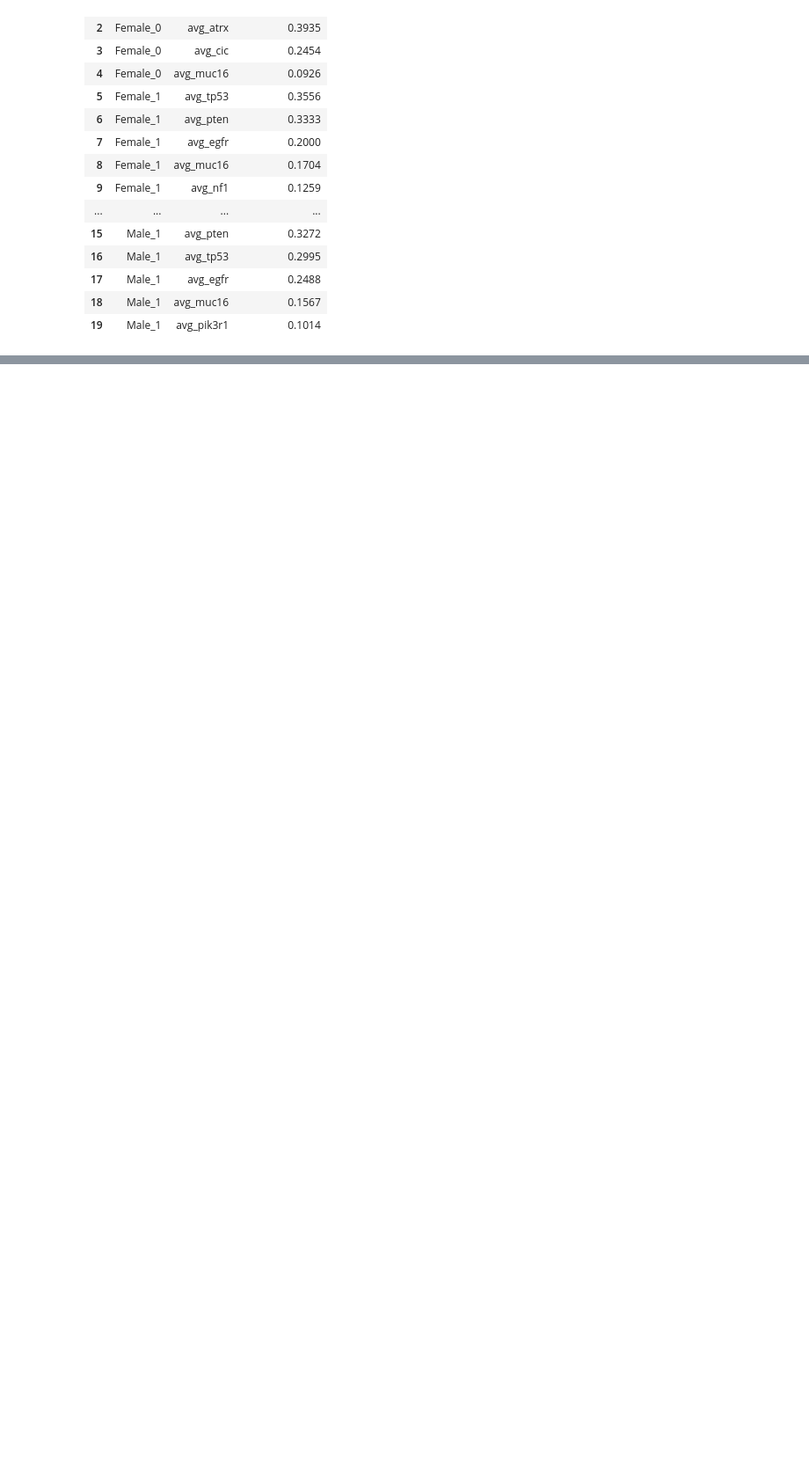
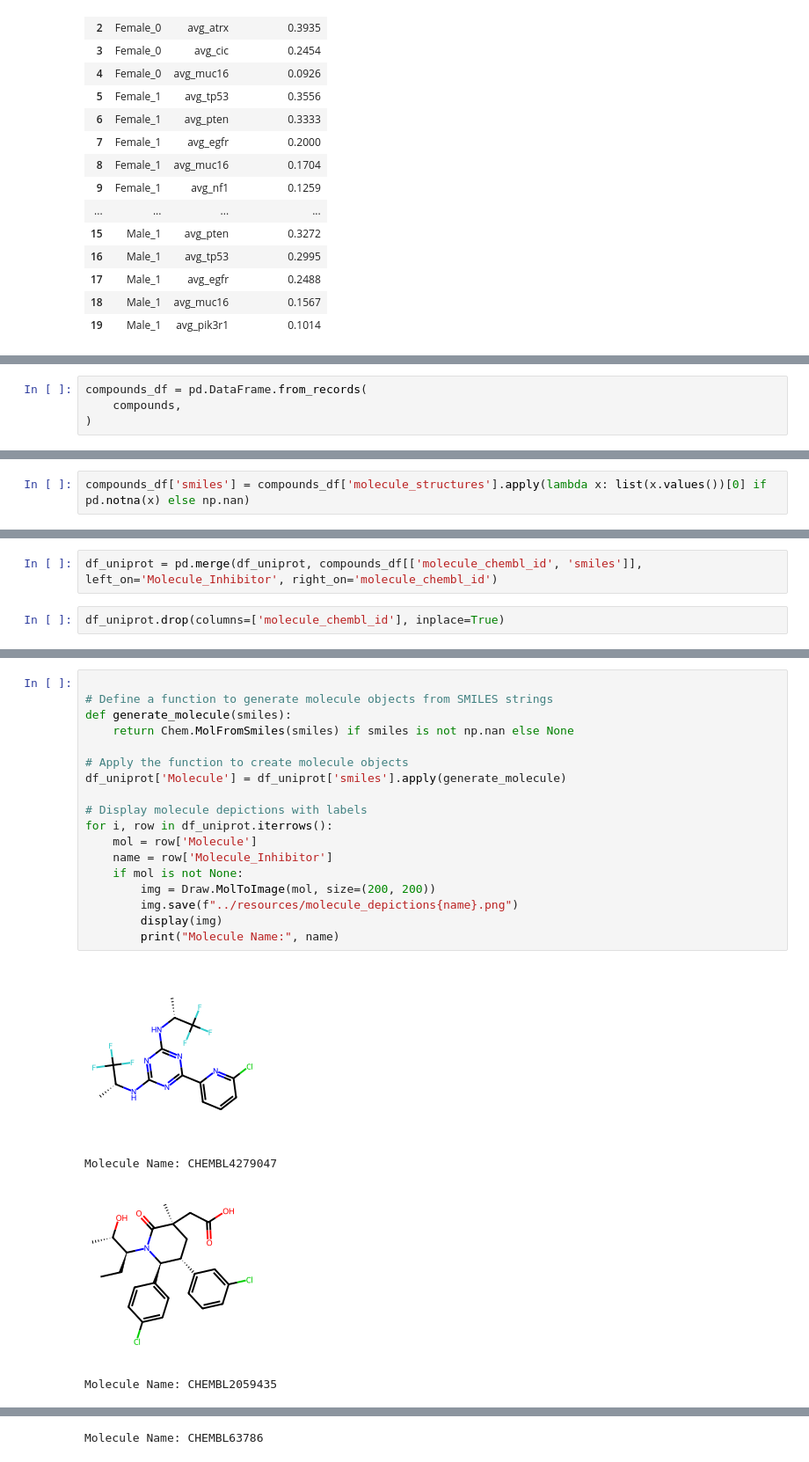
Before and after one commit to AnJoGoe/Mini_Project_SQL, a Jupyter notebook: notebooks/Mini_Project_SQL.ipynb, the cells around one changed output, grey strips where cells are left out. Shown: that part at 88% size. Drawn from its saved outputs; the diff is of its cells as text; blank space fills up the shorter version.

```diff
--- a/notebooks/Mini_Project_SQL.ipynb
+++ b/notebooks/Mini_Project_SQL.ipynb
@@ -769,0 +1046,4 @@ plt.show()
+# %%
+compounds_df = pd.DataFrame.from_records(
+    compounds,
+)
@@ -769,0 +1067,2 @@ plt.show()
+# %%
+compounds_df['smiles'] = compounds_df['molecule_structures'].apply(lambda x: list(x.values())[0] if pd.notna(x) else np.nan)
@@ -769,0 +1092,4 @@ plt.show()
+# %%
+df_uniprot = pd.merge(df_uniprot, compounds_df[['molecule_chembl_id', 'smiles']], left_on='Molecule_Inhibitor', right_on='molecule_chembl_id')
+# %%
+df_uniprot.drop(columns=['molecule_chembl_id'], inplace=True)
@@ -769,0 +1113,23 @@ plt.show()
+# %%
+
+# Define a function to generate molecule objects from SMILES strings
+def generate_molecule(smiles):
+    return Chem.MolFromSmiles(smiles) if smiles is not np.nan else None
+
+# Apply the function to create molecule objects
+df_uniprot['Molecule'] = df_uniprot['smiles'].apply(generate_molecule)
+
+# Display molecule depictions with labels
+for i, row in df_uniprot.iterrows():
+    mol = row['Molecule']
+    name = row['Molecule_Inhibitor']
+    if mol is not None:
+        img = Draw.MolToImage(mol, size=(200, 200))
+        img.save(f"../resources/molecule_depictions{name}.png")
+        display(img)
+        print("Molecule Name:", name)
+# %% [output]
+[figure, added]
+Molecule Name: CHEMBL4279047
+[figure, added]
+Molecule Name: CHEMBL2059435
@@ -769,0 +1137 @@ plt.show()
+Molecule Name: CHEMBL63786
```
Also changed, not shown: parts of 52 cells of this notebook, 18 other files.
